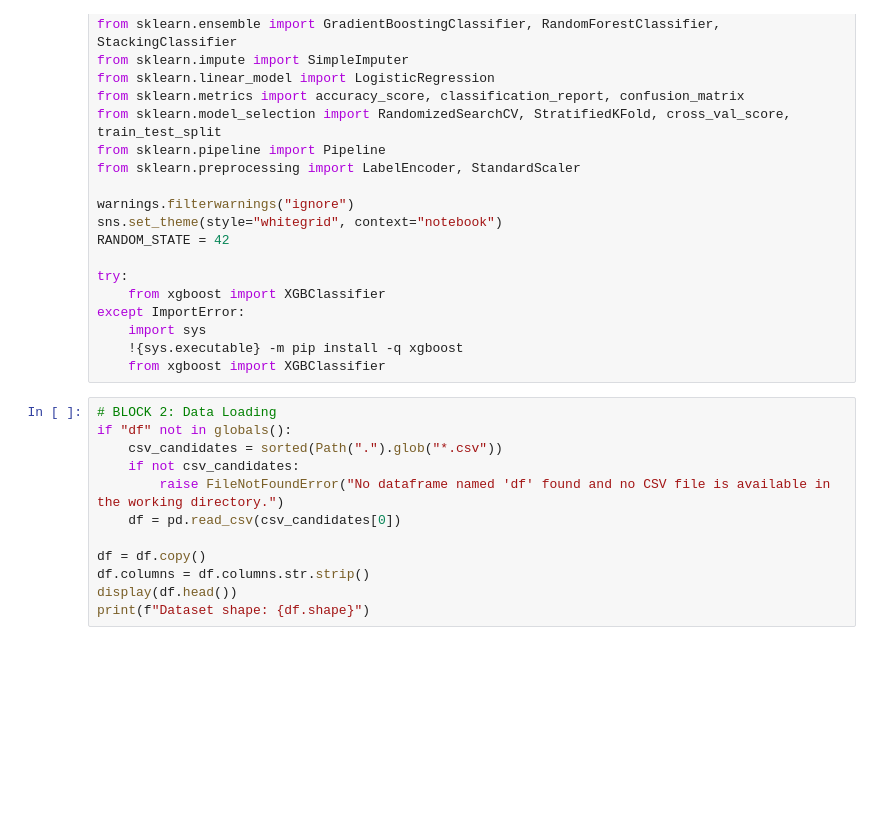
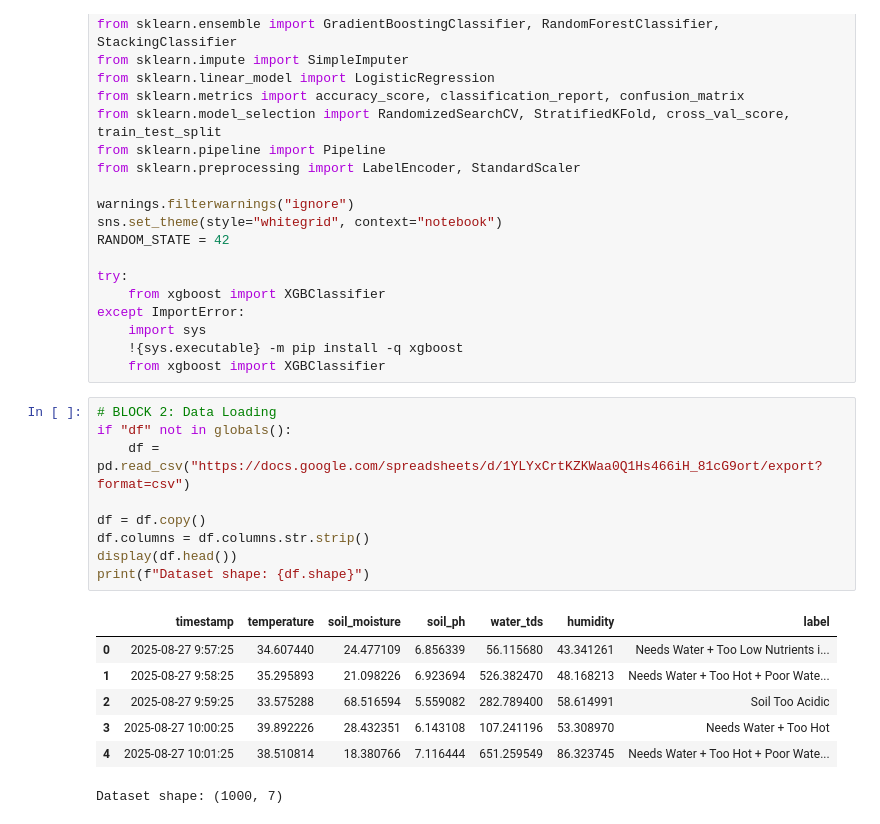
Before and after one commit to chiragjotwani/Adaptive_Ensemble_Learning_for_Smart_Irrigation, a Jupyter notebook: ML_Project.ipynb, the cells around one changed output. Cells and saved outputs as stored; diff of their text form; blank space fills up the shorter version.

```diff
--- a/ML_Project.ipynb
+++ b/ML_Project.ipynb
@@ -33,15 +33,20 @@ except ImportError:
 # %%
 # BLOCK 2: Data Loading
 if "df" not in globals():
-    csv_candidates = sorted(Path(".").glob("*.csv"))
-    if not csv_candidates:
-        raise FileNotFoundError("No dataframe named 'df' found and no CSV file is available in the working directory.")
-    df = pd.read_csv(csv_candidates[0])
+    df = pd.read_csv("https://docs.google.com/spreadsheets/d/1YLYxCrtKZKWaa0Q1Hs466iH_81cG9ort/export?format=csv")
 
 df = df.copy()
 df.columns = df.columns.str.strip()
 display(df.head())
 print(f"Dataset shape: {df.shape}")
+# %% [output]
+|  | timestamp | temperature | soil_moisture | soil_ph | water_tds | humidity | label |
+| 0 | 2025-08-27 9:57:25 | 34.607440 | 24.477109 | 6.856339 | 56.115680 | 43.341261 | Needs Water + Too Low Nutrients i... |
+| 1 | 2025-08-27 9:58:25 | 35.295893 | 21.098226 | 6.923694 | 526.382470 | 48.168213 | Needs Water + Too Hot + Poor Wate... |
+| 2 | 2025-08-27 9:59:25 | 33.575288 | 68.516594 | 5.559082 | 282.789400 | 58.614991 | Soil Too Acidic |
+| 3 | 2025-08-27 10:00:25 | 39.892226 | 28.432351 | 6.143108 | 107.241196 | 53.308970 | Needs Water + Too Hot |
+| 4 | 2025-08-27 10:01:25 | 38.510814 | 18.380766 | 7.116444 | 651.259549 | 86.323745 | Needs Water + Too Hot + Poor Wate... |
+Dataset shape: (1000, 7)
 # %%
 # BLOCK 3: Data Preprocessing
 feature_columns = ["temperature", "soil_moisture", "soil_ph", "water_tds", "humidity"]
```
Also changed, not shown: parts of 11 cells of this notebook.
